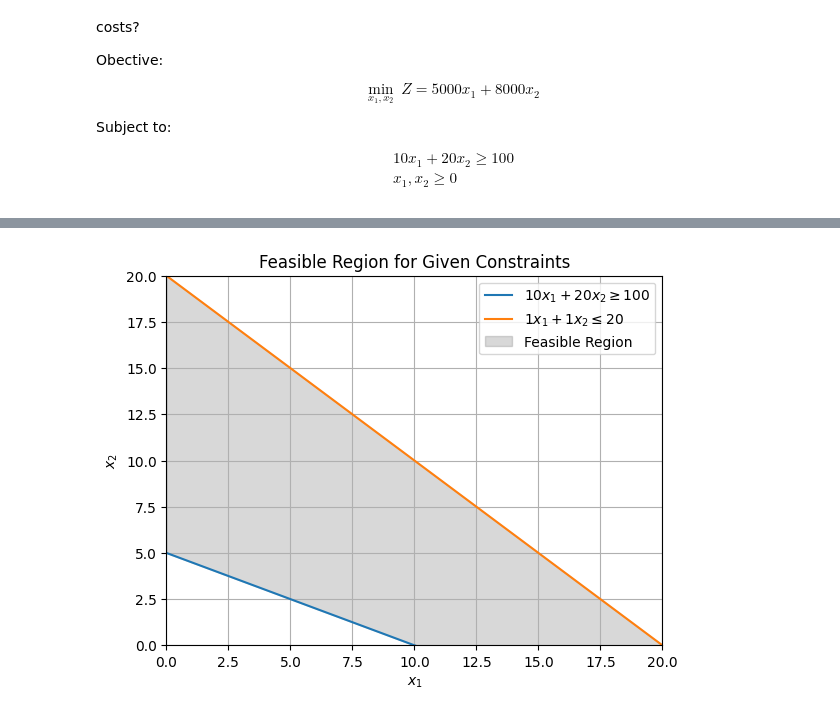
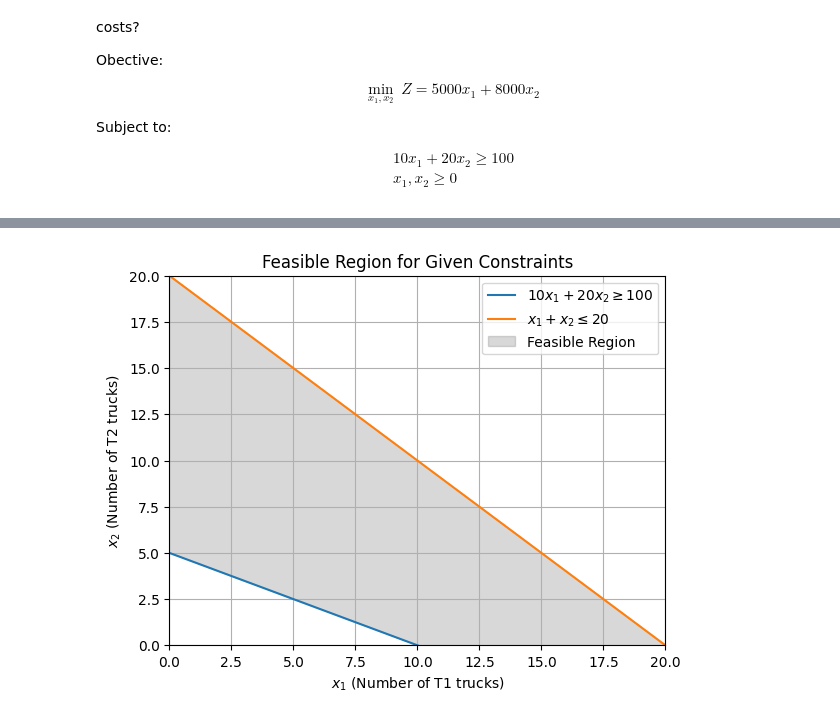
Before and after one commit to anmpahwa/CE5972, a Jupyter notebook: book/content/lecture_05.ipynb, the cells around one changed output, grey strips where cells are left out. Saved outputs shown, nothing was run; the diff lists cells and outputs as text; code cells hidden in the pictures.

```diff
--- a/book/content/lecture_05.ipynb
+++ b/book/content/lecture_05.ipynb
@@ -158,33 +162,33 @@ plt.show()
 # %%
 import numpy as np
 import matplotlib.pyplot as plt
 
 # Parameters for coefficients
-a1, b1, c1 = 10, 20, 100  # Coefficients for constraint a1*x1 + b1*x2 >= c1
-a2, b2, c2 = 1, 1, 20     # Coefficients for constraint a2*x1 + b2*x2 <= c2
+a11, a12, b1 = 10, 20, 100  # Coefficients for constraint a11 * x1 + a12 * x2 >= b1
+a21, a22, b2 = 1, 1, 20     # Coefficients for constraint a21 * x1 + a22 * x2 <= b2
 
 # Define the constraints
-x1 = np.linspace(0, max(c1/a1, c2/a2), 100)
-x2_1 = (c1 - a1 * x1) / b1  # from a1*x1 + b1*x2 >= c1
-x2_2 = (c2 - a2 * x1) / b2  # from a2*x1 + b2*x2 <= c2
+x1 = np.linspace(0, max(b1/a11, b2/a21), 100)
+x2_1 = (b1 - a11 * x1) / a12  # From a11 * x1 + a12 * x2 >= b1
+x2_2 = (b2 - a21 * x1) / a22  # From a21 * x1 + a22 * x2 <= b2
 
 # Plot the feasible region
-plt.plot(x1, x2_1, label=fr'${a1}x_1 + {b1}x_2 \geq {c1}$')
-plt.plot(x1, x2_2, label=fr'${a2}x_1 + {b2}x_2 \leq {c2}$')
+plt.plot(x1, x2_1, label=fr'${a11}x_1 + {a12}x_2 \geq {b1}$')
+plt.plot(x1, x2_2, label=fr'$x_1 + x_2 \leq {b2}$')
 
 # Fill the feasible region where both constraints are met
-plt.fill_between(x1, np.maximum(x2_1, 0), x2_2, where=(x2_1 <= x2_2) & (x2_2 >= 0), color='grey', alpha=0.3, label="Feasible Region")
+plt.fill_between(x1, x2_1, x2_2, color='grey', alpha=0.3, label="Feasible Region")
 
 # Set plot limits and labels
-plt.xlim(0, max(c1/a1, c2/a2))
-plt.ylim(0, max(c1/b1, c2/b2))
-plt.xlabel(r'$x_1$')
-plt.ylabel(r'$x_2$')
+plt.xlim(0, max(b1/a11, b2/a21))
+plt.ylim(0, max(b1/a12, b2/a22))
+plt.xlabel(r'$x_1$ (Number of T1 trucks)')
+plt.ylabel(r'$x_2$ (Number of T2 trucks)')
 
 # Display the constraints as lines
 plt.legend()
 plt.title("Feasible Region for Given Constraints")
 plt.grid(True)
 plt.show()
 # %% [output]
-[figure, old version]
+[figure, new version]
```
Also changed, not shown: parts of 8 cells of this notebook, 1 other file.
